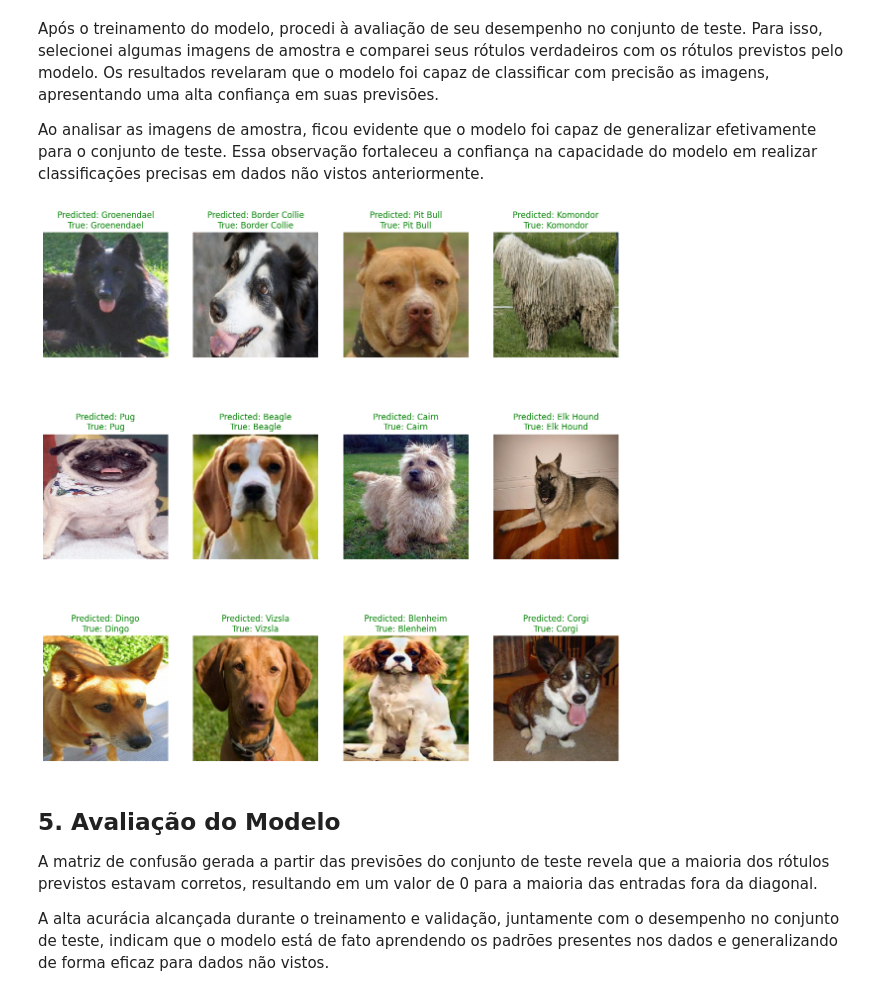
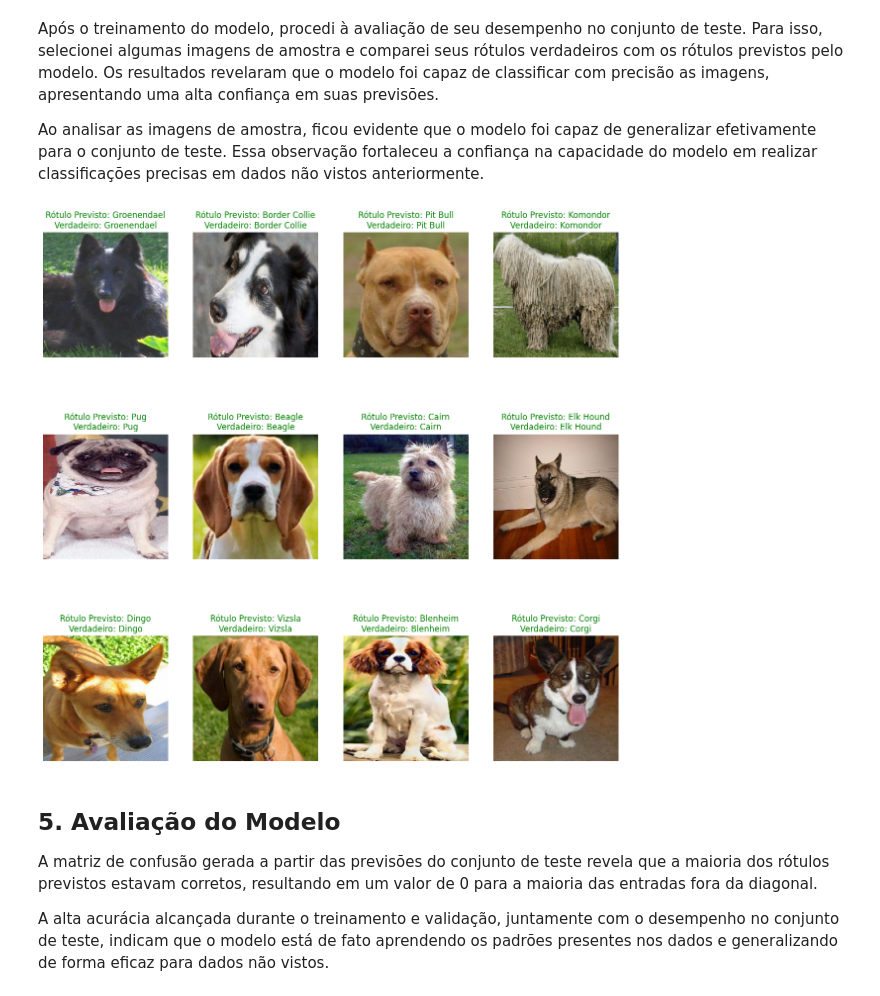
Before and after one commit to AdrianaLegalReis/Cachorros, a Jupyter notebook: MVP_Classificação_de_Raças_Caninas.ipynb, the cells around one changed output. Saved outputs shown, nothing was run; the diff lists cells and outputs as text; code cells hidden in the pictures.

```diff
--- a/MVP_Classificação_de_Raças_Caninas.ipynb
+++ b/MVP_Classificação_de_Raças_Caninas.ipynb
@@ -364,22 +364,22 @@ Ao analisar as imagens de amostra, ficou evidente que o modelo foi capaz de gene
 # %%
 # Imprime os rótulos previstos e verdadeiros para um subconjunto de imagens de teste
 n_rows = 3
 n_cols = 4
 fig, axs = plt.subplots(nrows=n_rows, ncols=n_cols, figsize=(15, 15))
 
 np.random.seed(25)
 random_indexes = np.random.choice(len(predicted_labels), size=n_rows*n_cols, replace=False)
 
 for i, index in enumerate(random_indexes):
     img_path = test_generator.filepaths[index]
     img = Image.open(img_path).resize((img_width, img_height))
     axs[i//n_cols, i%n_cols].imshow(img)
     axs[i//n_cols, i%n_cols].axis('off')
-    axs[i//n_cols, i%n_cols].set_title("Predicted: {}\nTrue: {}".format(predicted_labels[index], true_labels[index]),
+    axs[i//n_cols, i%n_cols].set_title("Rótulo Previsto: {}\nVerdadeiro: {}".format(predicted_labels[index], true_labels[index]),
                       color='green' if predicted_labels[index] == true_labels[index] else 'red')
 plt.show()
 # %% [output]
-[figure, old version]
+[figure, new version]
 # %% [markdown]
 ## 5. **Avaliação do Modelo**
 
```
Also changed, not shown: parts of 6 cells of this notebook.
